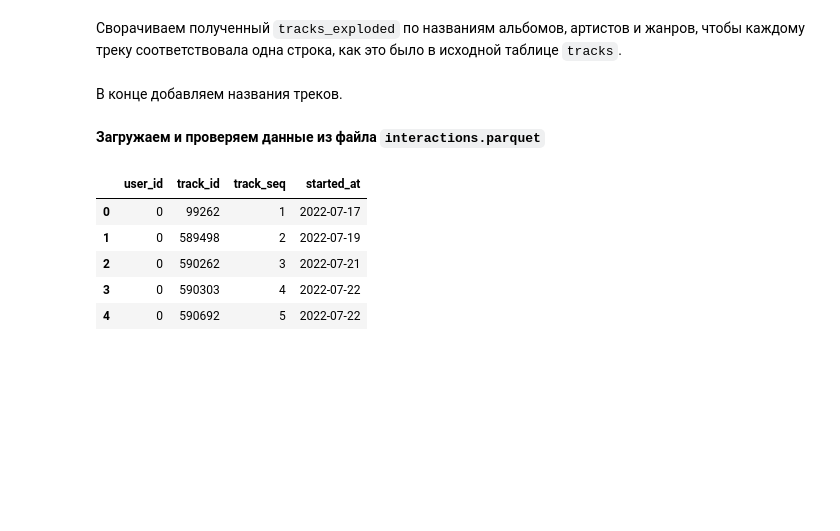
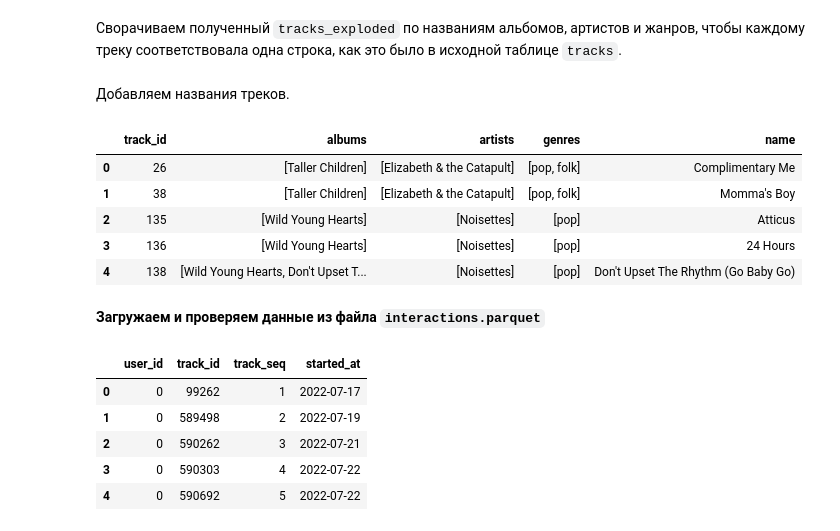
Before and after one commit to ibnkir/music-recsys-project, a Jupyter notebook: part_1_preprocess_eda.ipynb, the cells around one changed output. Cells and saved outputs as stored; diff of their text form; code cells hidden in the pictures; blank space fills up the shorter version.

```diff
--- a/part_1_preprocess_eda.ipynb
+++ b/part_1_preprocess_eda.ipynb
@@ -263,12 +270,22 @@ tracks['albums'] = tracks['albums'].apply(lambda names: list(set([name for name
 tracks['artists'] = tracks['artists'].apply(lambda names: list(set([name for name in names if str(name) != 'nan'])))
 tracks['genres'] = tracks['genres'].apply(lambda names: list(set([name for name in names if str(name) != 'nan'])))
 # %% [markdown]
-В конце добавляем названия треков.
+Добавляем названия треков.
 # %%
 # Вставляем названия треков
 tracks = tracks \
     .merge(cat_tracks[['id', 'name']], how='left', left_on='track_id', right_on='id') \
         .drop(columns='id')
+# %%
+# Смотрим, что получилось
+tracks.head()
+# %% [output]
+|  | track_id | albums | artists | genres | name |
+| 0 | 26 | [Taller Children] | [Elizabeth & the Catapult] | [pop, folk] | Complimentary Me |
+| 1 | 38 | [Taller Children] | [Elizabeth & the Catapult] | [pop, folk] | Momma's Boy |
+| 2 | 135 | [Wild Young Hearts] | [Noisettes] | [pop] | Atticus |
+| 3 | 136 | [Wild Young Hearts] | [Noisettes] | [pop] | 24 Hours |
+| 4 | 138 | [Wild Young Hearts, Don't Upset T... | [Noisettes] | [pop] | Don't Upset The Rhythm (Go Baby Go) |
 # %% [markdown]
 __Загружаем и проверяем данные из файла `interactions.parquet`__
 # %%
```
Also changed, not shown: parts of 26 cells of this notebook, 1 other file.
